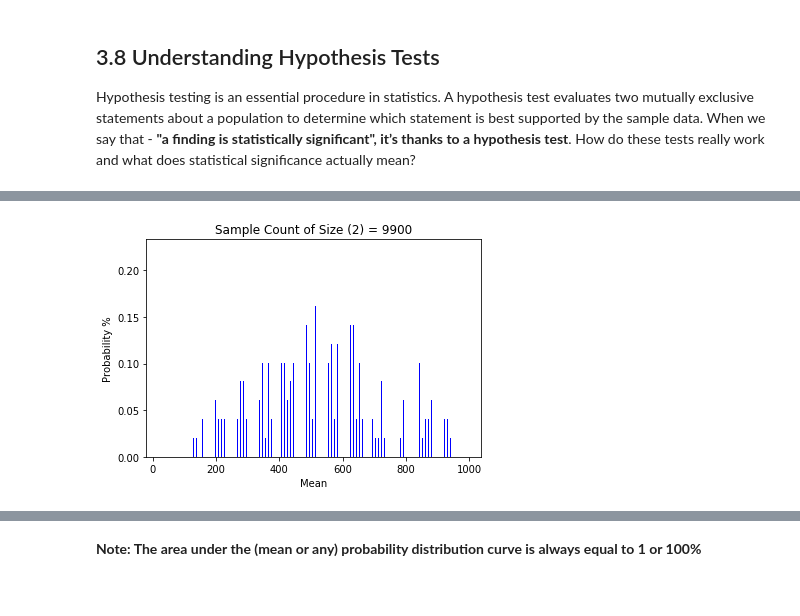
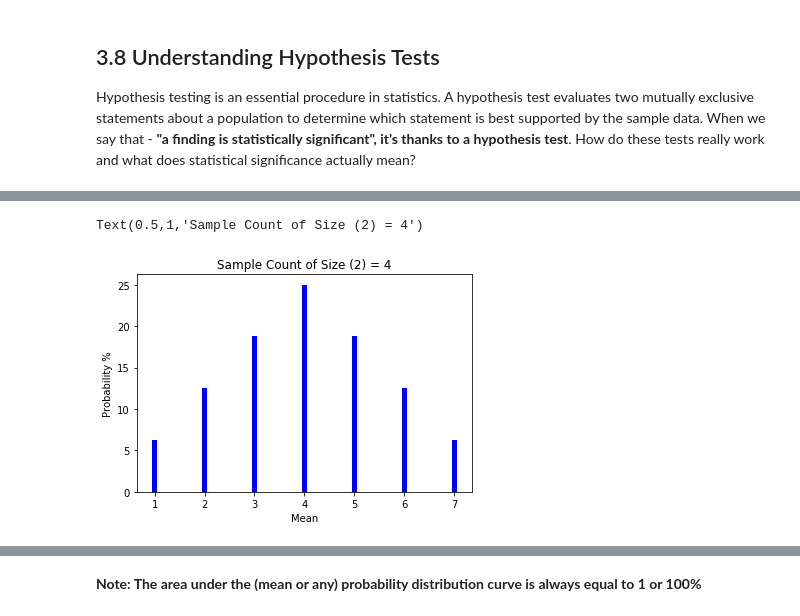
Before and after one commit to tlcod/JNotebooks, a Jupyter notebook: NB1/NB1_Data_Preprocessing_and_EDA.ipynb, the cells around one changed output, grey strips where cells are left out. Cells and saved outputs as stored; diff of their text form; code cells hidden in the pictures.

```diff
--- a/NB1/NB1_Data_Preprocessing_and_EDA.ipynb
+++ b/NB1/NB1_Data_Preprocessing_and_EDA.ipynb
@@ -1728,3 +1747,13 @@ The below table represents the probability distribution of the random variable X
+# %%
+y = [(1/16)*100, (2/16)*100, (3/16)*100, (4/16)*100, (3/16)*100, (2/16)*100, (1/16)*100]
+x = [1, 2, 3, 4, 5, 6, 7]
+plt.bar(x, y, color='b', width=0.1)
+plt.ylabel('Probability %')
+plt.xlabel('Mean')
+plt.title("Sample Count of Size (" + str(2) + ") = " + str(4))
+# %% [output]
+Text(0.5,1,'Sample Count of Size (2) = 4')
+[figure, added]
 # %%
 def get_probability_distribution(y):
     categories = list(set(y))
@@ -1751,8 +1780,3 @@ def sample_mean_probability_distribution(l, n):
     plt.ylabel('Probability %')
     plt.xlabel('Mean')
     plt.title("Sample Count of Size (" + str(n) + ") = " + str(len(all_possible_samples)))
-# %%
-l = np.random.randint(low=1, high=1000, size=100)
-sample_mean_probability_distribution(l, 2)
-# %% [output]
-[figure, removed]
```
Also changed, not shown: parts of 29 cells of this notebook.
